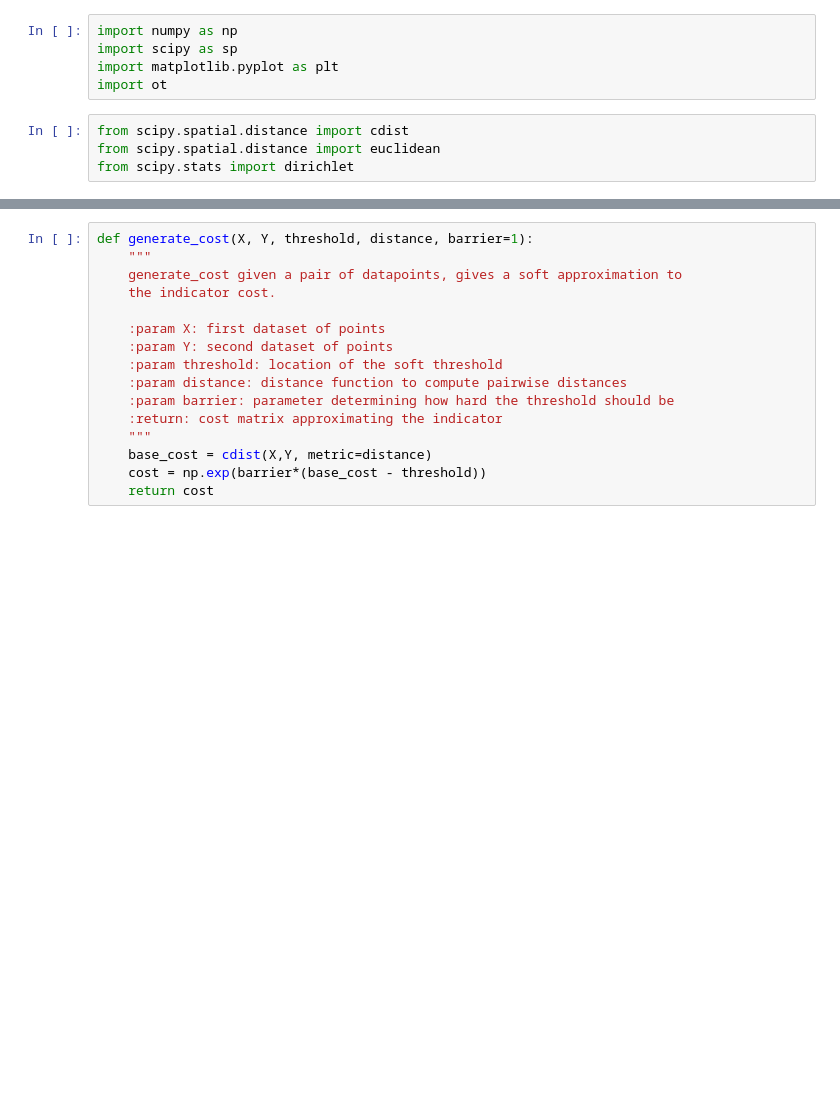
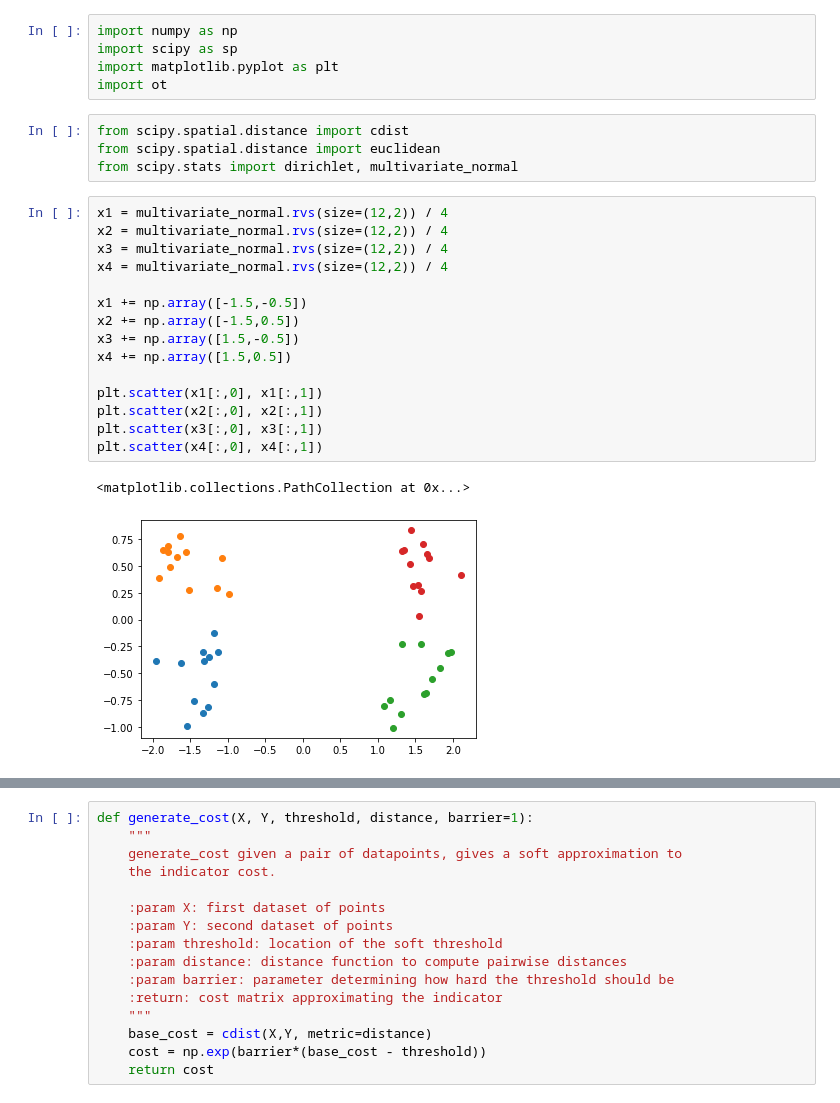
Before and after one commit to MattWerenski/Adversarial-OT, a Jupyter notebook: FP_Demo.ipynb, the cells around one changed output, grey strips where cells are left out. Drawn from its saved outputs; the diff is of its cells as text; blank space fills up the shorter version.

```diff
--- a/FP_Demo.ipynb
+++ b/FP_Demo.ipynb
@@ -6,4 +6,22 @@ import ot
 # %%
 from scipy.spatial.distance import cdist
 from scipy.spatial.distance import euclidean
-from scipy.stats import dirichlet
+from scipy.stats import dirichlet, multivariate_normal
+# %%
+x1 = multivariate_normal.rvs(size=(12,2)) / 4
+x2 = multivariate_normal.rvs(size=(12,2)) / 4
+x3 = multivariate_normal.rvs(size=(12,2)) / 4
+x4 = multivariate_normal.rvs(size=(12,2)) / 4
+
+x1 += np.array([-1.5,-0.5])
+x2 += np.array([-1.5,0.5])
+x3 += np.array([1.5,-0.5])
+x4 += np.array([1.5,0.5])
+
+plt.scatter(x1[:,0], x1[:,1])
+plt.scatter(x2[:,0], x2[:,1])
+plt.scatter(x3[:,0], x3[:,1])
+plt.scatter(x4[:,0], x4[:,1])
+# %% [output]
+<matplotlib.collections.PathCollection at 0x...>
+[figure, added]
```
Also changed, not shown: parts of 19 cells of this notebook, 2 other files.
